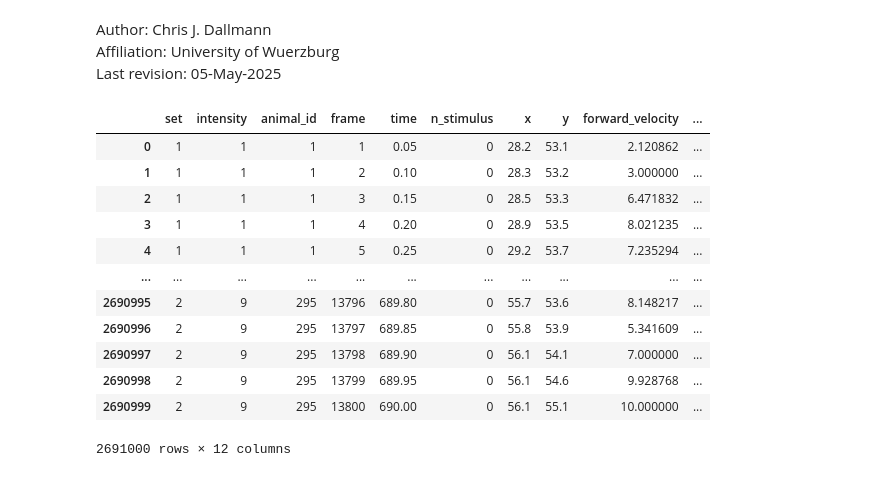
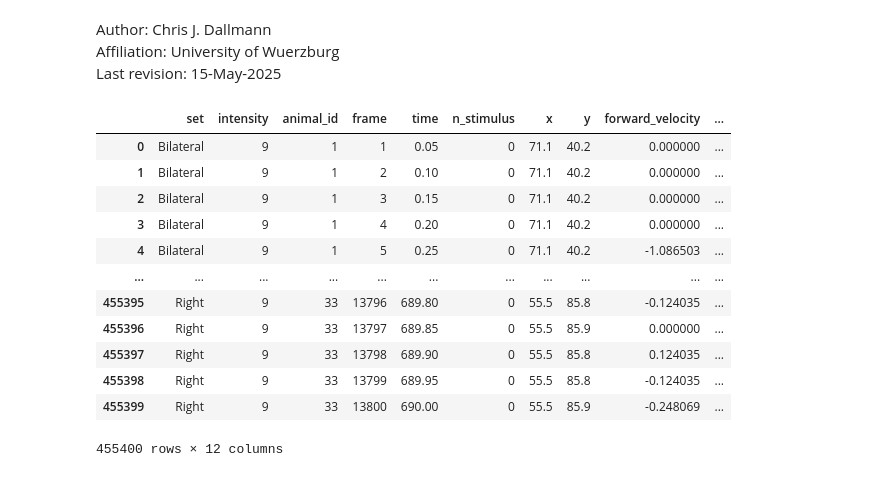
Before and after one commit to chrisjdallmann/roadrunner, a Jupyter notebook: code/plot_arena_data.ipynb, the cells around one changed output. Cells and saved outputs as stored; diff of their text form; code cells hidden in the pictures.

```diff
--- a/code/plot_arena_data.ipynb
+++ b/code/plot_arena_data.ipynb
@@ -1,7 +1,7 @@
 # %% [markdown]
 Author: Chris J. Dallmann \
 Affiliation: University of Wuerzburg \
-Last revision: 05-May-2025
+Last revision: 15-May-2025
 # %%
 import pandas as pd
 import numpy as np
@@ -9,4 +9,4 @@ from scipy import ndimage
 import matplotlib.pyplot as plt
 # %%
 # Set data directory
-data_dir = r'Z:/Data/Roadrunner/GtACR_arena/'
+data_dir = r'Z:/Data/Roadrunner/CsChrimson_arena/'
@@ -13,20 +17,21 @@ data_dir = r'Z:/Data/Roadrunner/GtACR_arena/'
 # %%
 # Load data
-df = pd.read_csv(data_dir+'roadrunner.csv')
+# Positive angular velocity corresponds to counterclockwise turning
+df = pd.read_csv(data_dir+'roadrunner_sparc.csv')
 df
 # %% [output]
 |  | set | intensity | animal_id | frame | time | n_stimulus | x | y | forward_velocity | ... |
-| 0 | 1 | 1 | 1 | 1 | 0.05 | 0 | 28.2 | 53.1 | 2.120862 | ... |
-| 1 | 1 | 1 | 1 | 2 | 0.10 | 0 | 28.3 | 53.2 | 3.000000 | ... |
-| 2 | 1 | 1 | 1 | 3 | 0.15 | 0 | 28.5 | 53.3 | 6.471832 | ... |
-| 3 | 1 | 1 | 1 | 4 | 0.20 | 0 | 28.9 | 53.5 | 8.021235 | ... |
-| 4 | 1 | 1 | 1 | 5 | 0.25 | 0 | 29.2 | 53.7 | 7.235294 | ... |
+| 0 | Bilateral | 9 | 1 | 1 | 0.05 | 0 | 71.1 | 40.2 | 0.000000 | ... |
+| 1 | Bilateral | 9 | 1 | 2 | 0.10 | 0 | 71.1 | 40.2 | 0.000000 | ... |
+| 2 | Bilateral | 9 | 1 | 3 | 0.15 | 0 | 71.1 | 40.2 | 0.000000 | ... |
+| 3 | Bilateral | 9 | 1 | 4 | 0.20 | 0 | 71.1 | 40.2 | 0.000000 | ... |
+| 4 | Bilateral | 9 | 1 | 5 | 0.25 | 0 | 71.1 | 40.2 | -1.086503 | ... |
 | ... | ... | ... | ... | ... | ... | ... | ... | ... | ... | ... |
-| 2690995 | 2 | 9 | 295 | 13796 | 689.80 | 0 | 55.7 | 53.6 | 8.148217 | ... |
-| 2690996 | 2 | 9 | 295 | 13797 | 689.85 | 0 | 55.8 | 53.9 | 5.341609 | ... |
-| 2690997 | 2 | 9 | 295 | 13798 | 689.90 | 0 | 56.1 | 54.1 | 7.000000 | ... |
-| 2690998 | 2 | 9 | 295 | 13799 | 689.95 | 0 | 56.1 | 54.6 | 9.928768 | ... |
-| 2690999 | 2 | 9 | 295 | 13800 | 690.00 | 0 | 56.1 | 55.1 | 10.000000 | ... |
+| 455395 | Right | 9 | 33 | 13796 | 689.80 | 0 | 55.5 | 85.8 | -0.124035 | ... |
+| 455396 | Right | 9 | 33 | 13797 | 689.85 | 0 | 55.5 | 85.9 | 0.000000 | ... |
+| 455397 | Right | 9 | 33 | 13798 | 689.90 | 0 | 55.5 | 85.8 | 0.124035 | ... |
+| 455398 | Right | 9 | 33 | 13799 | 689.95 | 0 | 55.5 | 85.8 | -0.124035 | ... |
+| 455399 | Right | 9 | 33 | 13800 | 690.00 | 0 | 55.5 | 85.9 | -0.248069 | ... |
-2691000 rows × 12 columns
+455400 rows × 12 columns
 # %%
 # Pool time courses for a given intensity
```
Also changed, not shown: parts of 14 cells of this notebook.
